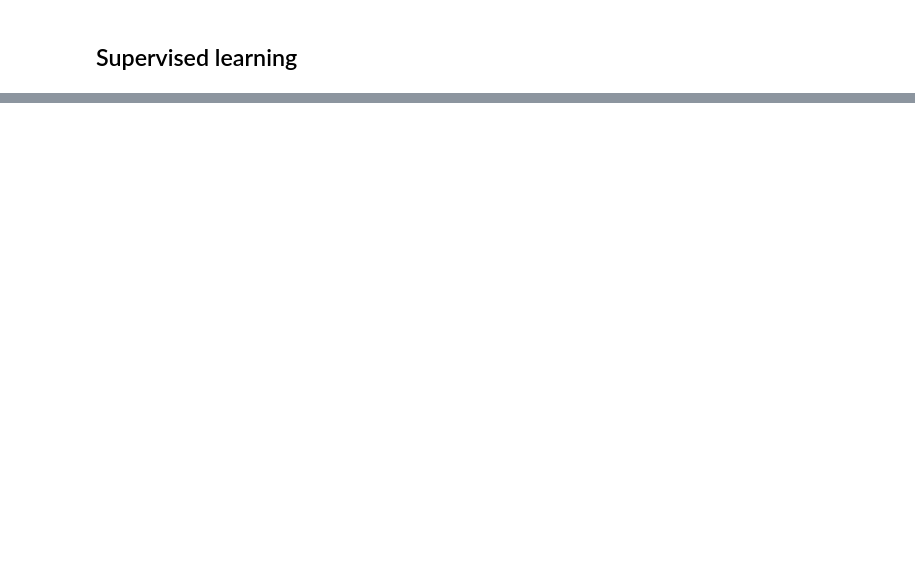
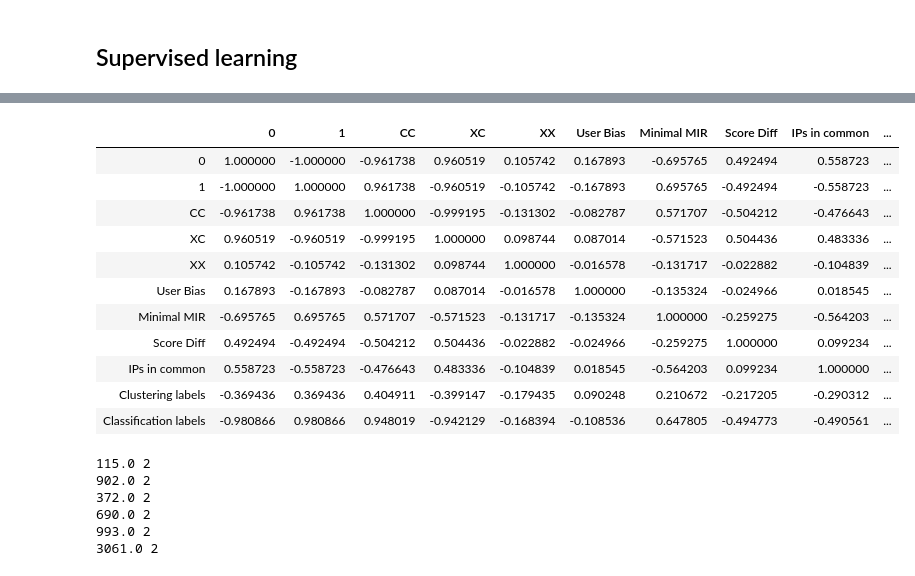
Before and after one commit to vabichequer/cheatersdemise, a Jupyter notebook: SuspiciousPatternId/MainCD.ipynb, the cells around one changed output, grey strips where cells are left out. Cells and saved outputs as stored; diff of their text form; code cells hidden in the pictures; blank space fills up the shorter version.

```diff
--- a/SuspiciousPatternId/MainCD.ipynb
+++ b/SuspiciousPatternId/MainCD.ipynb
@@ -1031,0 +1092,10 @@ This model can differentiate harvesters (0) from collaborators (1) with an accur
+# %%
+labels = []
+
+for prob in df_classes['0']:
+    if (prob > 0.50):
+        labels.append(0)
+    else:
+        labels.append(1)
+
+df_classes['Classification labels'] = labels
@@ -1047,0 +1132,15 @@ plt.show()
+# %%
+df_classes.corr()
+# %% [output]
+|  | 0 | 1 | CC | XC | XX | User Bias | Minimal MIR | Score Diff | IPs in common | ... |
+| 0 | 1.000000 | -1.000000 | -0.961738 | 0.960519 | 0.105742 | 0.167893 | -0.695765 | 0.492494 | 0.558723 | ... |
+| 1 | -1.000000 | 1.000000 | 0.961738 | -0.960519 | -0.105742 | -0.167893 | 0.695765 | -0.492494 | -0.558723 | ... |
+| CC | -0.961738 | 0.961738 | 1.000000 | -0.999195 | -0.131302 | -0.082787 | 0.571707 | -0.504212 | -0.476643 | ... |
+| XC | 0.960519 | -0.960519 | -0.999195 | 1.000000 | 0.098744 | 0.087014 | -0.571523 | 0.504436 | 0.483336 | ... |
+| XX | 0.105742 | -0.105742 | -0.131302 | 0.098744 | 1.000000 | -0.016578 | -0.131717 | -0.022882 | -0.104839 | ... |
+| User Bias | 0.167893 | -0.167893 | -0.082787 | 0.087014 | -0.016578 | 1.000000 | -0.135324 | -0.024966 | 0.018545 | ... |
+| Minimal MIR | -0.695765 | 0.695765 | 0.571707 | -0.571523 | -0.131717 | -0.135324 | 1.000000 | -0.259275 | -0.564203 | ... |
+| Score Diff | 0.492494 | -0.492494 | -0.504212 | 0.504436 | -0.022882 | -0.024966 | -0.259275 | 1.000000 | 0.099234 | ... |
+| IPs in common | 0.558723 | -0.558723 | -0.476643 | 0.483336 | -0.104839 | 0.018545 | -0.564203 | 0.099234 | 1.000000 | ... |
+| Clustering labels | -0.369436 | 0.369436 | 0.404911 | -0.399147 | -0.179435 | 0.090248 | 0.210672 | -0.217205 | -0.290312 | ... |
+| Classification labels | -0.980866 | 0.980866 | 0.948019 | -0.942129 | -0.168394 | -0.108536 | 0.647805 | -0.494773 | -0.490561 | ... |
@@ -1047,0 +1167,12 @@ plt.show()
+# %%
+for user, shifts in zip(unique_users, shifting_count):
+    #print(shifts[1])
+    if len(shifts[1]) > 1:
+        print(user, len(shifts[1]))
+# %% [output]
+115.0 2
+902.0 2
+372.0 2
+690.0 2
+993.0 2
+3061.0 2
```
Also changed, not shown: parts of 39 cells of this notebook, 35 other files.
